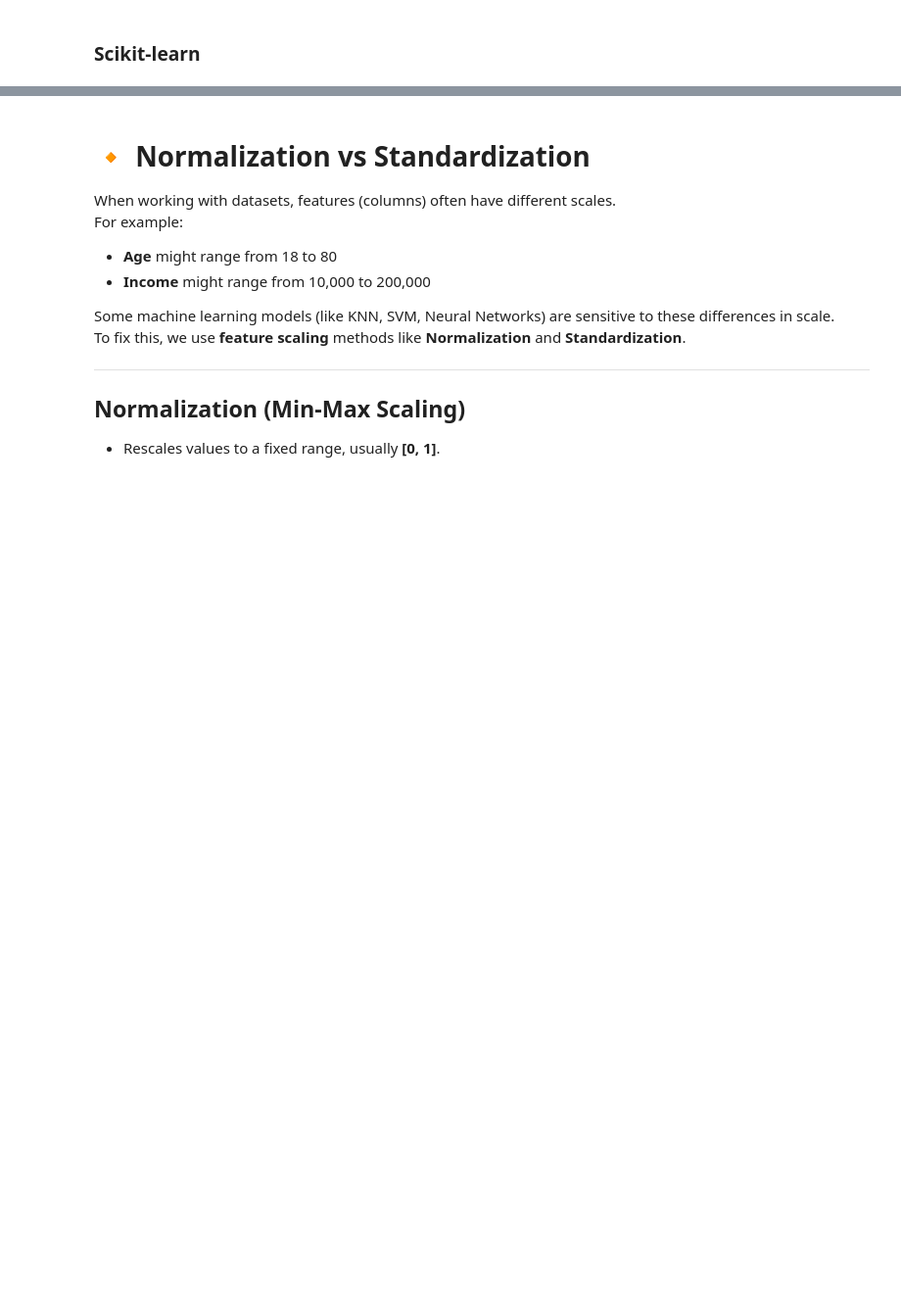
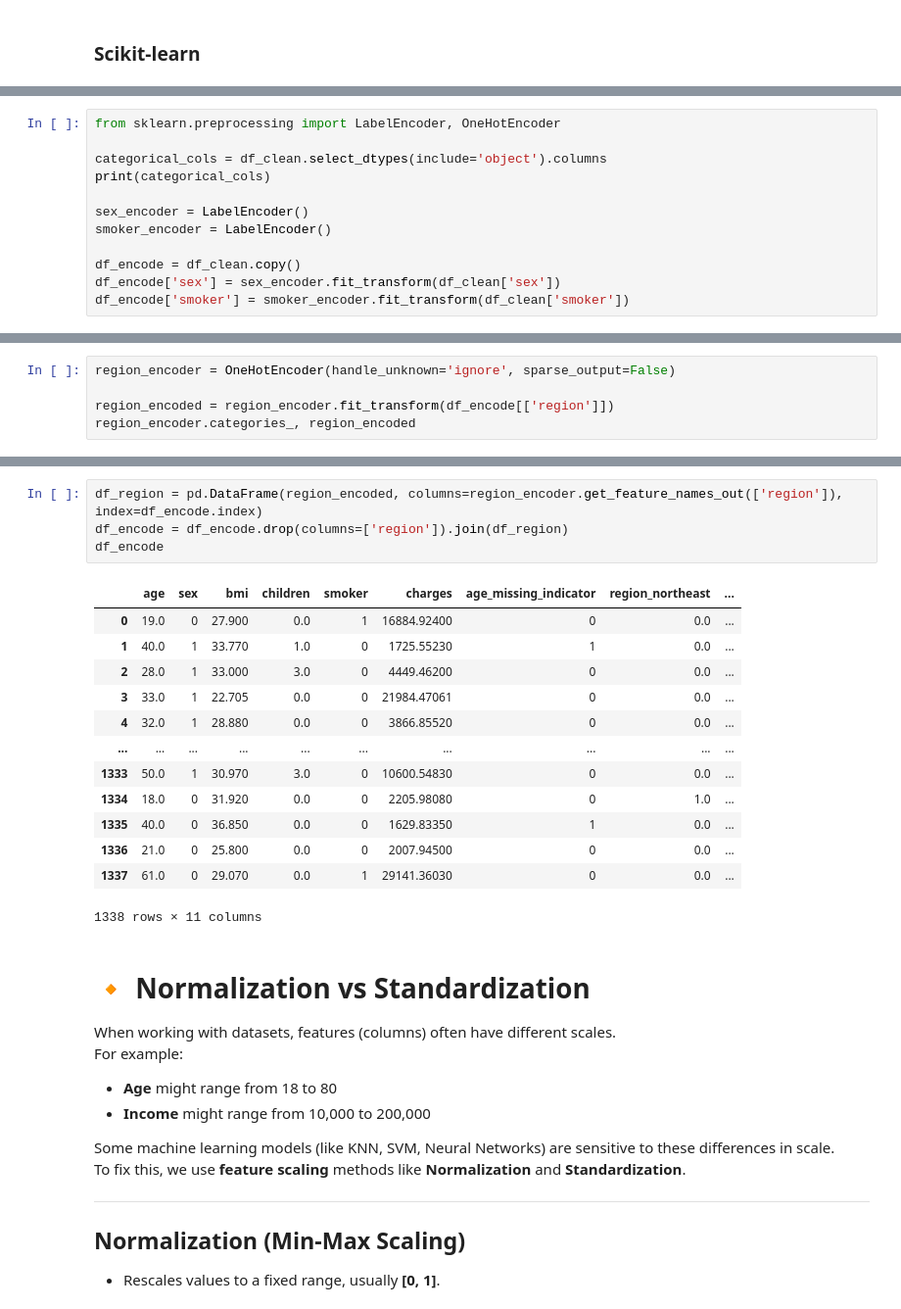
Before and after one commit to myngoc-trg/DA631E_ArtificialIntelligenceForDataScience, a Jupyter notebook: Lab_1/Lab1.ipynb, the cells around one changed output, grey strips where cells are left out. Shown at 98% size. Cells and saved outputs as stored; diff of their text form; blank space fills up the shorter version.

```diff
--- a/Lab_1/Lab1.ipynb
+++ b/Lab_1/Lab1.ipynb
@@ -566,0 +714,12 @@ from sklearn.preprocessing import LabelEncoder, OneHotEncoder
+# %%
+from sklearn.preprocessing import LabelEncoder, OneHotEncoder
+
+categorical_cols = df_clean.select_dtypes(include='object').columns
+print(categorical_cols)
+
+sex_encoder = LabelEncoder()
+smoker_encoder = LabelEncoder()
+
+df_encode = df_clean.copy()
+df_encode['sex'] = sex_encoder.fit_transform(df_clean['sex'])
+df_encode['smoker'] = smoker_encoder.fit_transform(df_clean['smoker'])
@@ -566,0 +732,5 @@ from sklearn.preprocessing import LabelEncoder, OneHotEncoder
+# %%
+region_encoder = OneHotEncoder(handle_unknown='ignore', sparse_output=False)
+
+region_encoded = region_encoder.fit_transform(df_encode[['region']])
+region_encoder.categories_, region_encoded
@@ -567,3 +762,21 @@ from sklearn.preprocessing import LabelEncoder, OneHotEncoder
+# %%
+df_region = pd.DataFrame(region_encoded, columns=region_encoder.get_feature_names_out(['region']), index=df_encode.index)
+df_encode = df_encode.drop(columns=['region']).join(df_region)
+df_encode
+# %% [output]
+|  | age | sex | bmi | children | smoker | charges | age_missing_indicator | region_northeast | ... |
+| 0 | 19.0 | 0 | 27.900 | 0.0 | 1 | 16884.92400 | 0 | 0.0 | ... |
+| 1 | 40.0 | 1 | 33.770 | 1.0 | 0 | 1725.55230 | 1 | 0.0 | ... |
+| 2 | 28.0 | 1 | 33.000 | 3.0 | 0 | 4449.46200 | 0 | 0.0 | ... |
+| 3 | 33.0 | 1 | 22.705 | 0.0 | 0 | 21984.47061 | 0 | 0.0 | ... |
+| 4 | 32.0 | 1 | 28.880 | 0.0 | 0 | 3866.85520 | 0 | 0.0 | ... |
+| ... | ... | ... | ... | ... | ... | ... | ... | ... | ... |
+| 1333 | 50.0 | 1 | 30.970 | 3.0 | 0 | 10600.54830 | 0 | 0.0 | ... |
+| 1334 | 18.0 | 0 | 31.920 | 0.0 | 0 | 2205.98080 | 0 | 1.0 | ... |
+| 1335 | 40.0 | 0 | 36.850 | 0.0 | 0 | 1629.83350 | 1 | 0.0 | ... |
+| 1336 | 21.0 | 0 | 25.800 | 0.0 | 0 | 2007.94500 | 0 | 0.0 | ... |
+| 1337 | 61.0 | 0 | 29.070 | 0.0 | 1 | 29141.36030 | 0 | 0.0 | ... |
+1338 rows × 11 columns
 # %% [markdown]
 # 🔸 Normalization vs Standardization
 
```
Also changed, not shown: parts of 33 cells of this notebook.
